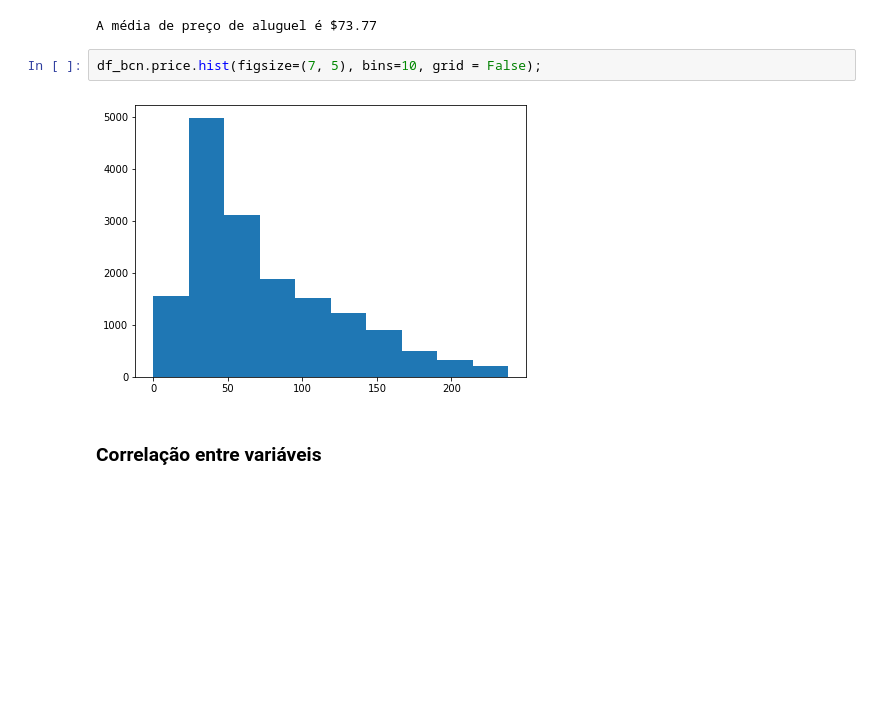
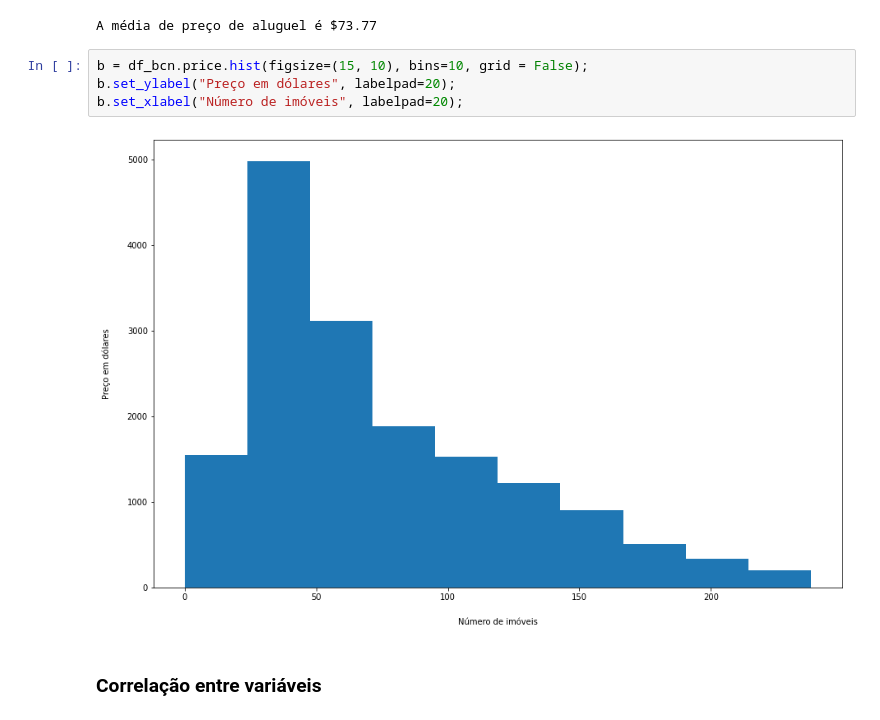
Before and after one commit to henriquepaes1/analiseairbnb, a Jupyter notebook: AirbnbBarcelona.ipynb, the cells around one changed output. Drawn from its saved outputs; the diff is of its cells as text; blank space fills up the shorter version.

```diff
--- a/AirbnbBarcelona.ipynb
+++ b/AirbnbBarcelona.ipynb
@@ -286,10 +286,12 @@ A análise dos histogramas mostra que há uma grande preferência por áreas esp
 print("A média de preço de aluguel é ${:.2f}".format(df_bcn.price.mean()))
 # %% [output]
 A média de preço de aluguel é $73.77
-# %%
-df_bcn.price.hist(figsize=(7, 5), bins=10, grid = False);
-# %% [output]
-[figure, removed]
+# %%
+b = df_bcn.price.hist(figsize=(15, 10), bins=10, grid = False);
+b.set_ylabel("Preço em dólares", labelpad=20);
+b.set_xlabel("Número de imóveis", labelpad=20);
+# %% [output]
+[figure, added]
 # %% [markdown]
 ### **Correlação entre variáveis**
 # %% [markdown]
```
Also changed, not shown: parts of 6 cells of this notebook.
